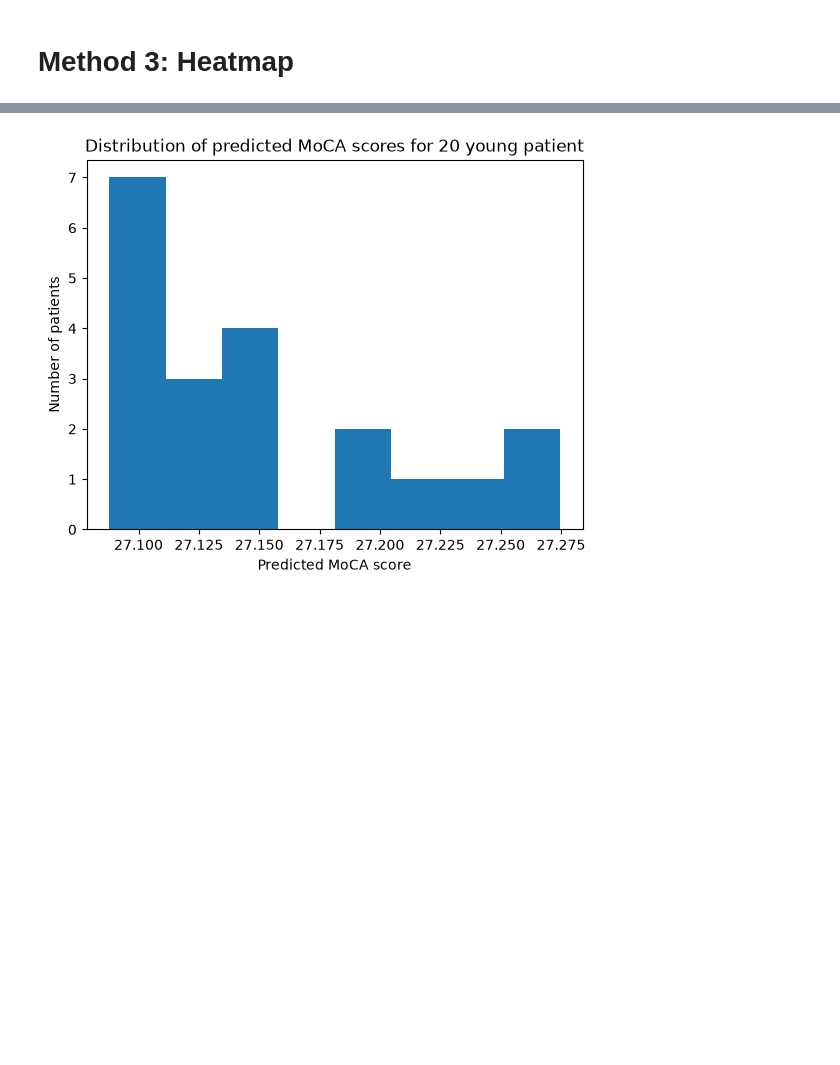
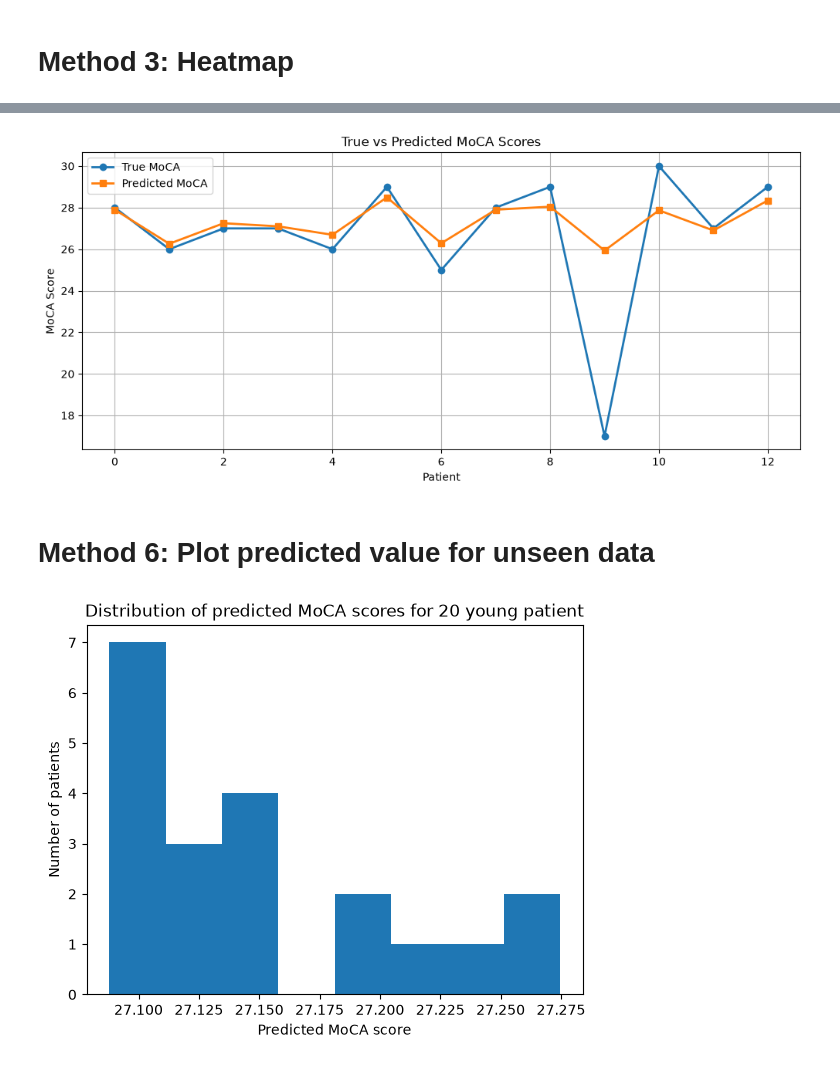
Before and after one commit to sana-mirahsani/detection_AD_with_VR_data, a Jupyter notebook: src/notebooks/7.Result_Visualization.ipynb, the cells around one changed output, grey strips where cells are left out. Cells and saved outputs as stored; diff of their text form; code cells hidden in the pictures; blank space fills up the shorter version.

Commit message:
add other data visualization

```diff
--- a/src/notebooks/7.Result_Visualization.ipynb
+++ b/src/notebooks/7.Result_Visualization.ipynb
@@ -32,15 +32,16 @@ importlib.reload(mu)
 # 1. Paths and Constants
 # %%
 # path and name input
-df_name_input = "cleaned_features_20_young_patients.csv"
-df_path = paths.STAGE_THREE_DATA_PREPROCESSING / df_name_input
+df_name_input   = "predicted_13_patients_by_SelectKBest_SVR_20.csv"
+df_name_input_1 = "predicted_20_young_patients_by_SelectKBest_SVR_20.csv"
+df_name_input_2 = "predicted_7_old_patients_by_SelectKBest_SVR_20.csv"
+
+df_patients = pd.read_csv(paths.PREDICTS_SOLTUION_ONE / df_name_input)
+df_unseen_patients_20 = pd.read_csv(paths.PREDICTS_SOLTUION_ONE / df_name_input_1)
+df_unseen_patients_7  = pd.read_csv(paths.PREDICTS_SOLTUION_ONE / df_name_input_2)
 
 result_md_name_input = "3.overfitting_score_13patients.md"
 result_md_path = paths.RESULTS_DIR / result_md_name_input
-
-# path and name output
-output_name = ""
-output_name_directory = paths.RESULTS_DIR / output_name
 # %%
 all_results = du.read_readme_tables(result_md_path)
 all_results.head()
@@ -274,3 +244,41 @@ Name: Predicted_MoCA, dtype: float64
+# %%
+import matplotlib.pyplot as plt
+import numpy as np
+
+y_true = df_patients['MoCA_Score']
+y_pred = df_patients['Predicted_MoCA']
+
+
+plt.figure(figsize=(12, 5))
+
+plt.plot(
+    y_true.values,
+    marker='o',
+    linewidth=2,
+    color='tab:blue',
+    label='True MoCA'
+)
+
+plt.plot(
+    y_pred,
+    marker='s',
+    linewidth=2,
+    color='tab:orange',
+    label='Predicted MoCA'
+)
+
+plt.xlabel("Patient")
+plt.ylabel("MoCA Score")
+plt.title("True vs Predicted MoCA Scores")
+
+plt.legend()
+plt.grid(True)
+
+plt.show()
+# %% [output]
+[figure, added]
+# %% [markdown]
+# Method 6: Plot predicted value for unseen data
 # %%
 import matplotlib.pyplot as plt
 
```
Also changed, not shown: parts of 12 cells of this notebook, 3 other files.
